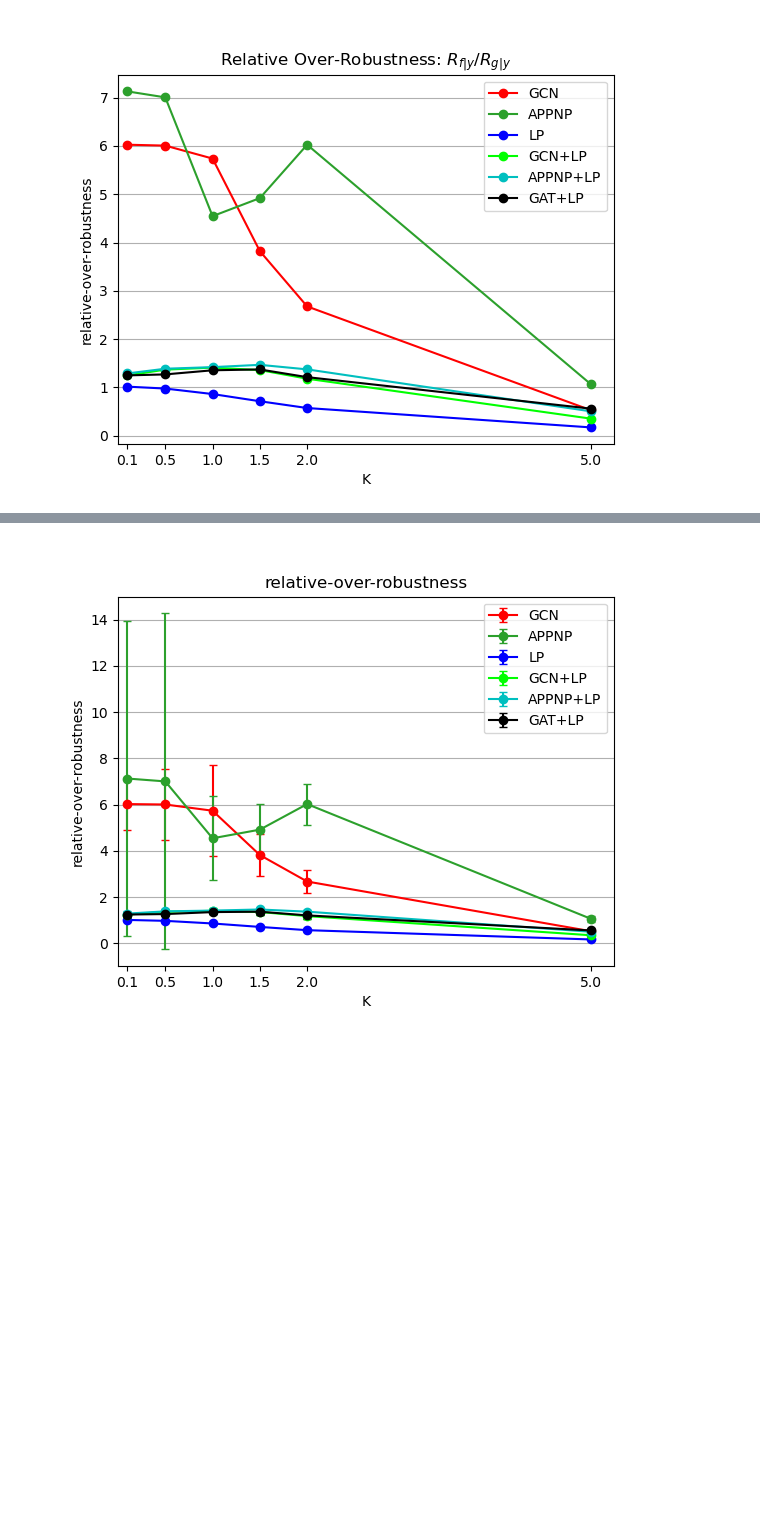
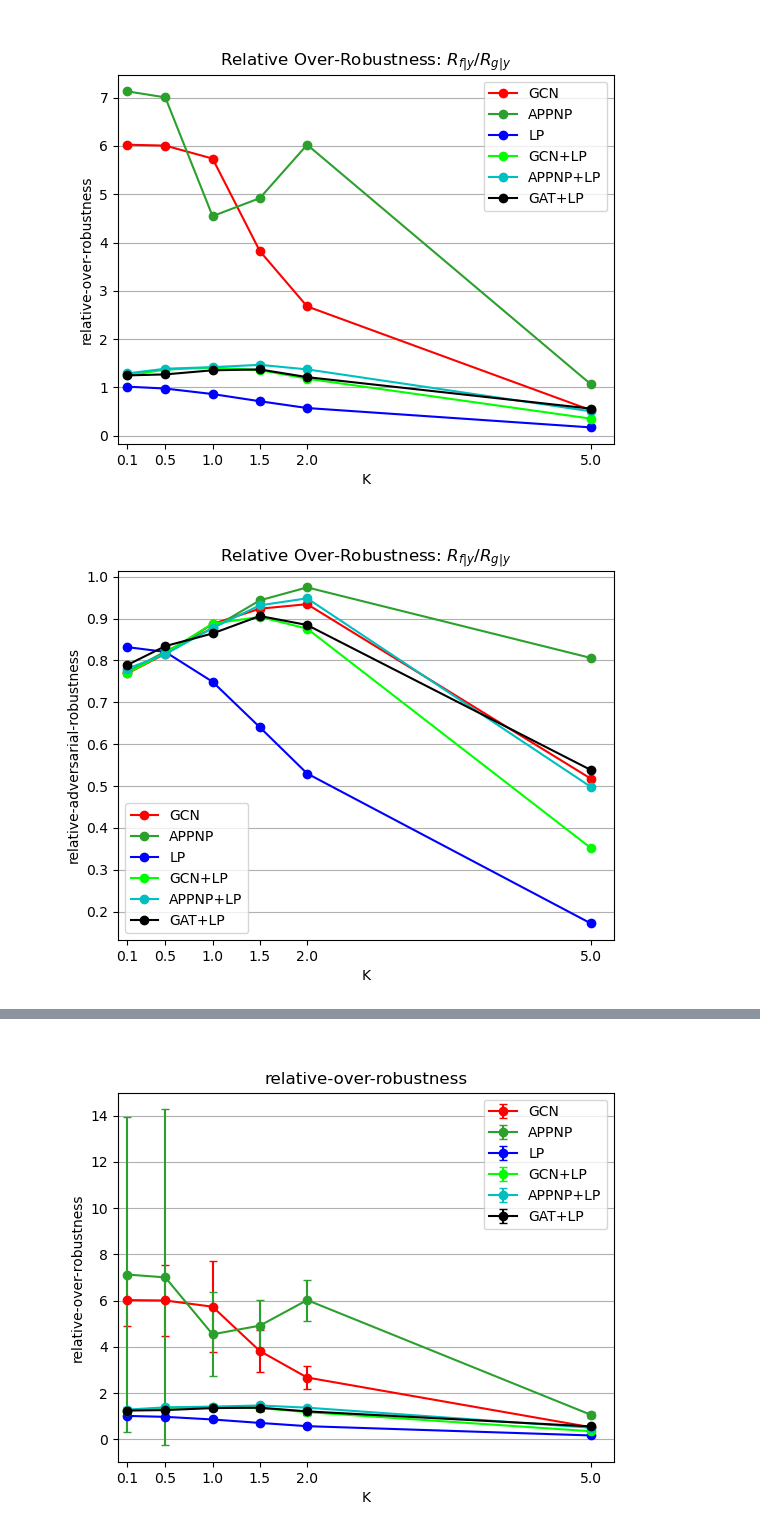
Before and after one commit to saper0/revisiting_robustness, a Jupyter notebook: notebooks/robustness/over_robustness.ipynb, the cells around one changed output, grey strips where cells are left out. Cells and saved outputs as stored; diff of their text form; code cells hidden in the pictures; blank space fills up the shorter version.

```diff
--- a/notebooks/robustness/over_robustness.ipynb
+++ b/notebooks/robustness/over_robustness.ipynb
@@ -133,3 +133,9 @@ title = "Relative Over-Robustness: $R_{f|y} / R_{g|y}$"
 experiment_manager.plot(name="relative-over-robustness", attack="l2-weak", models=models, errorbars=False, title=title)
 # %% [output]
 [figure]
+# %%
+models = ["GCN", "APPNP", "LP", "GCN+LP", "APPNP+LP", "GAT+LP"]
+title = "Relative Over-Robustness: $R_{f|y} / R_{g|y}$"
+experiment_manager.plot(name="relative-adversarial-robustness", attack="l2-weak", models=models, errorbars=False, title=title)
+# %% [output]
+[figure, added]
```
Also changed, not shown: parts of 9 cells of this notebook, 1 other file.
